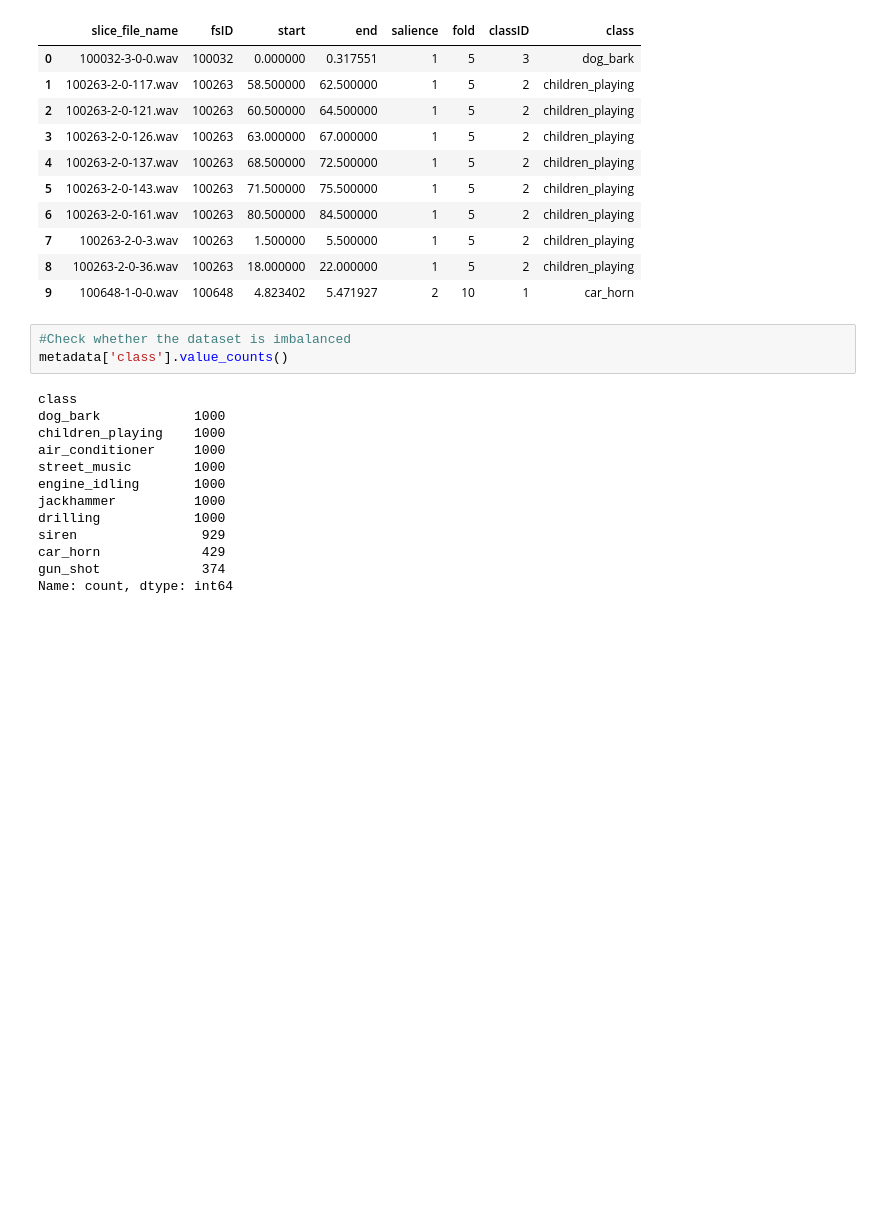
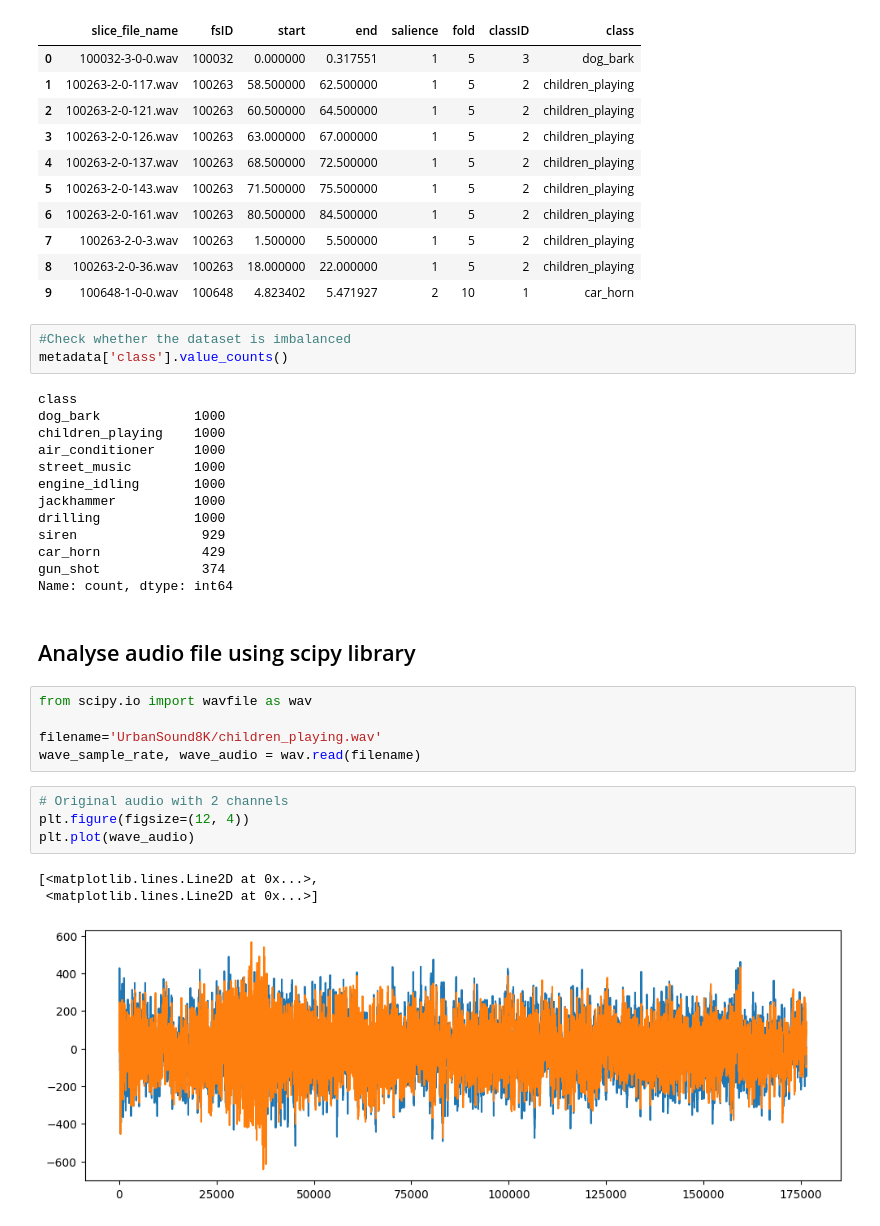
Before and after one commit to Konara98/Audio-classification-model-using-deep-learning, a Jupyter notebook: Audio Classification-EDA.ipynb, the cells around one changed output. Drawn from its saved outputs; the diff is of its cells as text; blank space fills up the shorter version.

Commit message:
Add "Analyse audio file using scipy library"

```diff
--- a/Audio Classification-EDA.ipynb
+++ b/Audio Classification-EDA.ipynb
@@ -71,3 +71,18 @@ siren                929
 car_horn             429
 gun_shot             374
 Name: count, dtype: int64
+# %% [markdown]
+## Analyse audio file using scipy library
+# %%
+from scipy.io import wavfile as wav
+
+filename='UrbanSound8K/children_playing.wav'
+wave_sample_rate, wave_audio = wav.read(filename)
+# %%
+# Original audio with 2 channels
+plt.figure(figsize=(12, 4))
+plt.plot(wave_audio)
+# %% [output]
+[<matplotlib.lines.Line2D at 0x...>,
+ <matplotlib.lines.Line2D at 0x...>]
+[figure, added]
```
Also changed, not shown: parts of 1 cell of this notebook.
